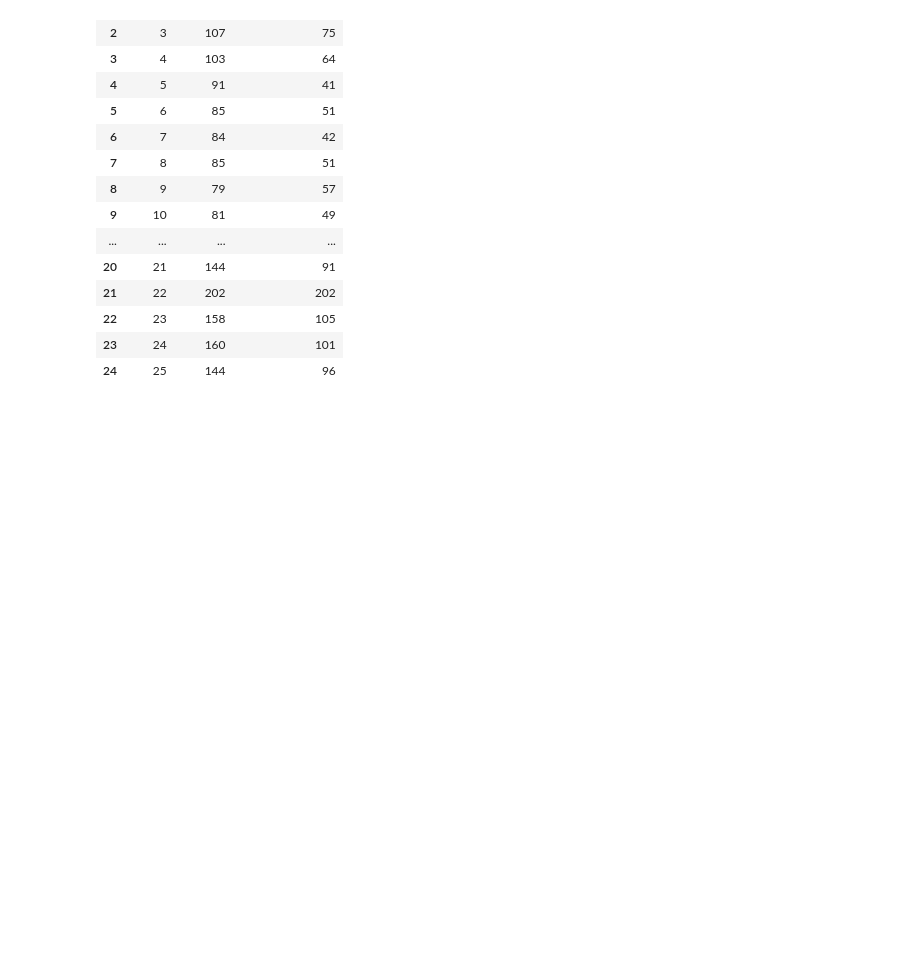
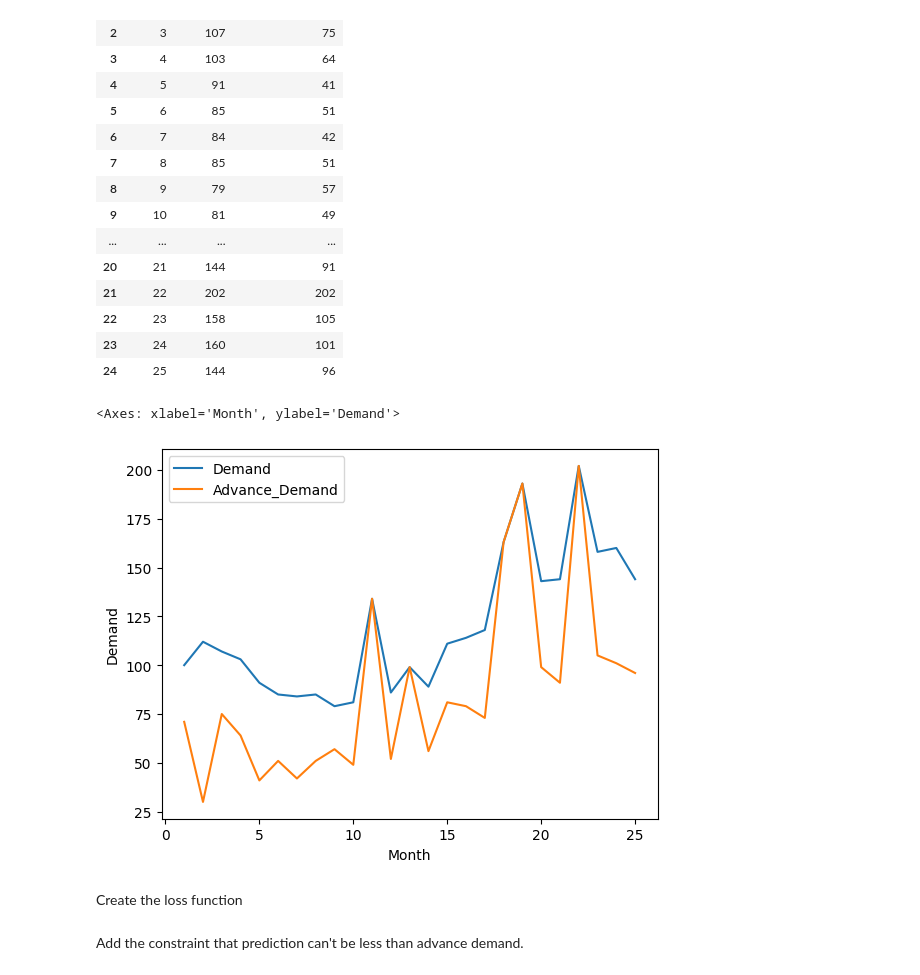
Before and after one commit to mredshaw/DS2, a Jupyter notebook: Predictive_Modelling_A1.ipynb, the cells around one changed output. Saved outputs shown, nothing was run; the diff lists cells and outputs as text; code cells hidden in the pictures; blank space fills up the shorter version.

```diff
--- a/Predictive_Modelling_A1.ipynb
+++ b/Predictive_Modelling_A1.ipynb
@@ -255,0 +265,6 @@ df_table
+# %%
+sns.lineplot(data=df_table, x='Month', y= 'Demand', label = 'Demand')
+sns.lineplot(data=df_table, x='Month', y='Advance_Demand', label = 'Advance_Demand')
+# %% [output]
+<Axes: xlabel='Month', ylabel='Demand'>
+[figure, added]
@@ -255,0 +275,2 @@ df_table
+# %% [markdown]
+Create the loss function
@@ -255,0 +281,2 @@ df_table
+# %% [markdown]
+Add the constraint that prediction can't be less than advance demand.
```
Also changed, not shown: parts of 19 cells of this notebook.
